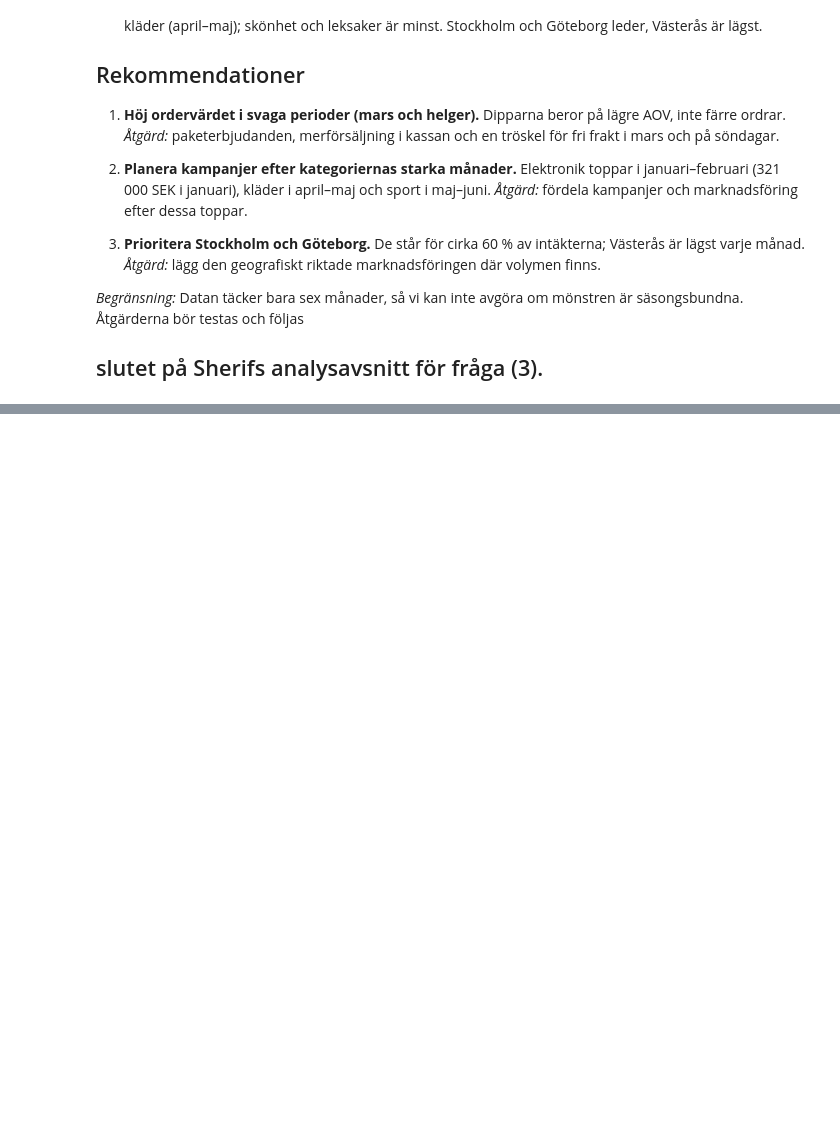
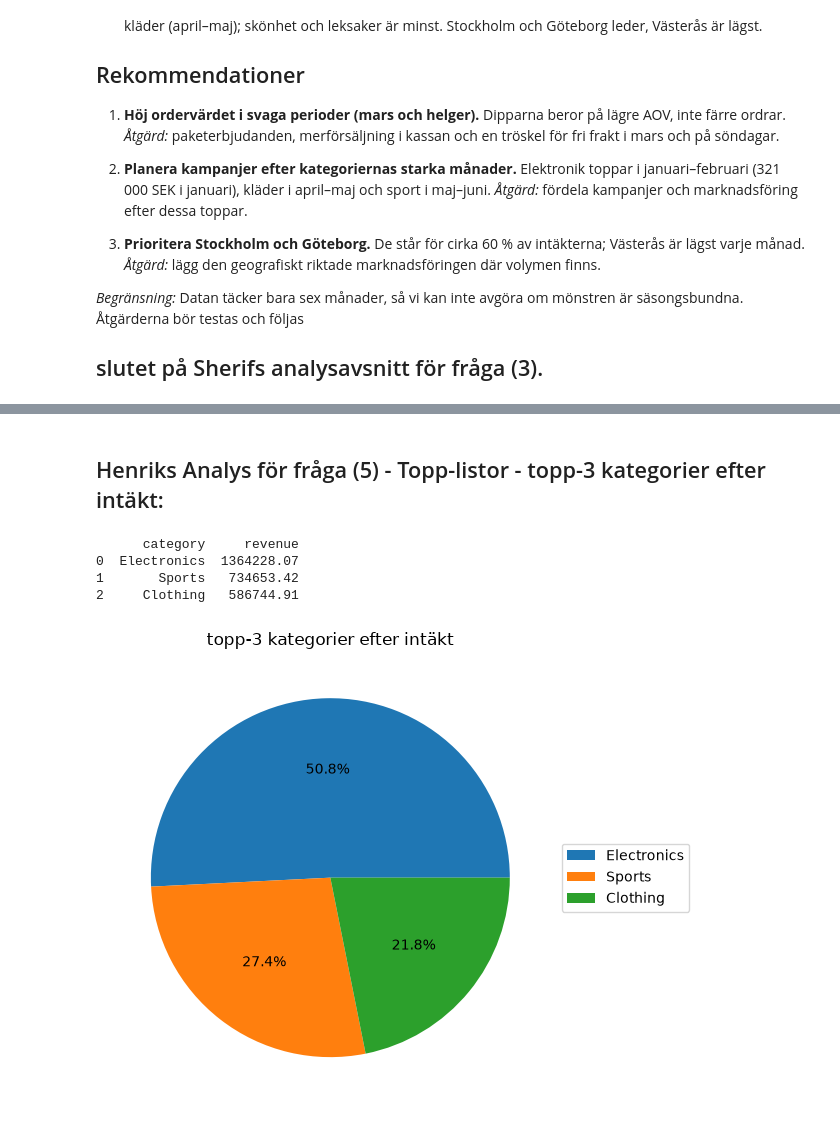
Before and after one commit to Sherif-iconvo/ecutbildning-DS26-termin1-py-dataanalys-exam-group5-uppgift, a Jupyter notebook: notebooks/report.ipynb, the cells around one changed output, grey strips where cells are left out. Saved outputs shown, nothing was run; the diff lists cells and outputs as text; code cells hidden in the pictures; blank space fills up the shorter version.

```diff
--- a/notebooks/report.ipynb
+++ b/notebooks/report.ipynb
@@ -156,0 +312,15 @@ Perioden omfattar 1 januari – 30 juni 2024 (2 500 ordrar).
+# %% [markdown]
+## Henriks Analys för fråga (5) - Topp-listor - topp-3 kategorier efter intäkt:
+# %%
+import matplotlib.pyplot as plt
+
+print(analyzer.top_catagories())
+print()
+
+analyzer.pie_chart_top3()
+# %% [output]
+      category     revenue
+0  Electronics  1364228.07
+1       Sports   734653.42
+2     Clothing   586744.91
+[figure, added]
```
Also changed, not shown: parts of 23 cells of this notebook, 3 other files.
